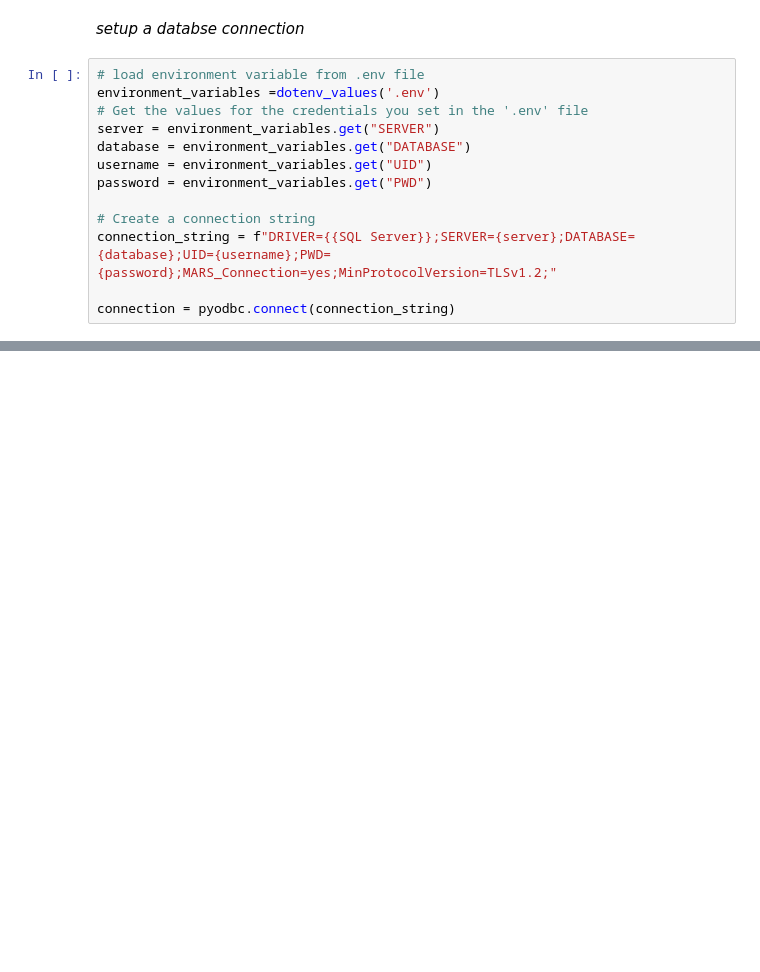
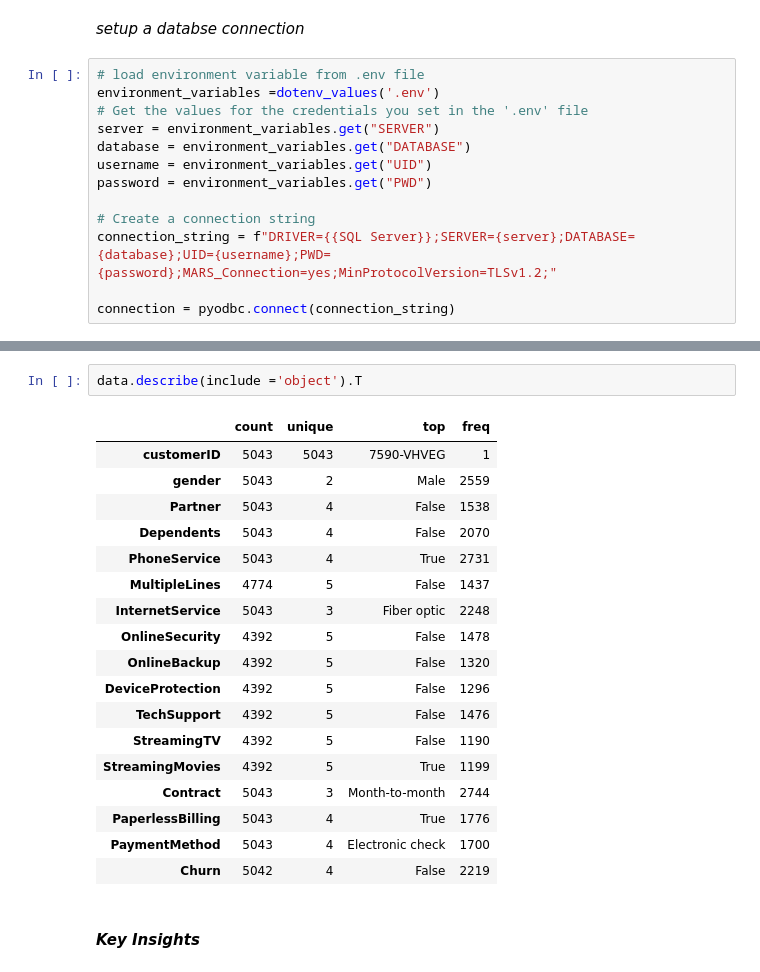
Before and after one commit to zeemanzak/CUSTOMER-CHUN-PREDICTION-AT-VODAFONE-CORPORATION, a Jupyter notebook: notebook/main.ipynb, the cells around one changed output, grey strips where cells are left out. Saved outputs shown, nothing was run; the diff lists cells and outputs as text; blank space fills up the shorter version.

```diff
--- a/notebook/main.ipynb
+++ b/notebook/main.ipynb
@@ -122,0 +334,23 @@ connection = pyodbc.connect(connection_string)
+# %%
+data.describe(include ='object').T
+# %% [output]
+|  | count | unique | top | freq |
+| customerID | 5043 | 5043 | 7590-VHVEG | 1 |
+| gender | 5043 | 2 | Male | 2559 |
+| Partner | 5043 | 4 | False | 1538 |
+| Dependents | 5043 | 4 | False | 2070 |
+| PhoneService | 5043 | 4 | True | 2731 |
+| MultipleLines | 4774 | 5 | False | 1437 |
+| InternetService | 5043 | 3 | Fiber optic | 2248 |
+| OnlineSecurity | 4392 | 5 | False | 1478 |
+| OnlineBackup | 4392 | 5 | False | 1320 |
+| DeviceProtection | 4392 | 5 | False | 1296 |
+| TechSupport | 4392 | 5 | False | 1476 |
+| StreamingTV | 4392 | 5 | False | 1190 |
+| StreamingMovies | 4392 | 5 | True | 1199 |
+| Contract | 5043 | 3 | Month-to-month | 2744 |
+| PaperlessBilling | 5043 | 4 | True | 1776 |
+| PaymentMethod | 5043 | 4 | Electronic check | 1700 |
+| Churn | 5042 | 4 | False | 2219 |
+# %% [markdown]
+#### *Key Insights*
```
Also changed, not shown: parts of 30 cells of this notebook.
